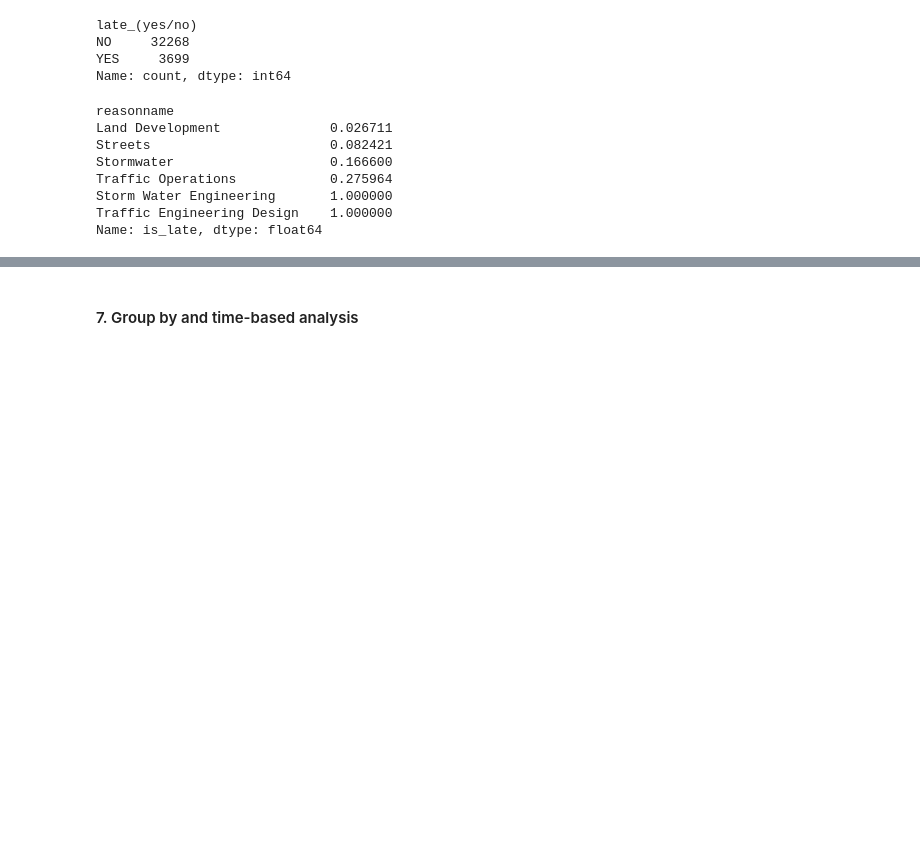
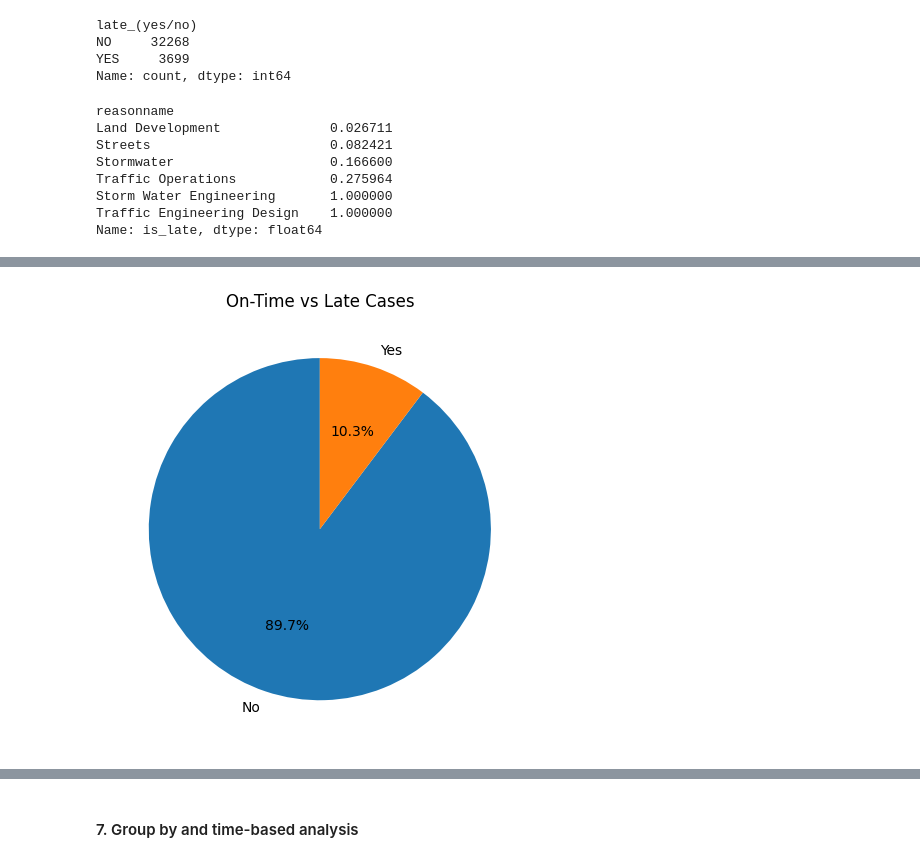
Before and after one commit to dianita956/cedish_pandas_workshop, a Jupyter notebook: pandas.ipynb, the cells around one changed output, grey strips where cells are left out. Drawn from its saved outputs; the diff is of its cells as text; code cells hidden in the pictures; blank space fills up the shorter version.

```diff
--- a/pandas.ipynb
+++ b/pandas.ipynb
@@ -437,0 +452,8 @@ Name: is_late, dtype: float64
+# %%
+sa311_df['late_(yes/no)'].value_counts().plot(kind='pie', autopct='%1.1f%%', startangle=90)
+plt.title('On-Time vs Late Cases')
+plt.ylabel('')
+plt.tight_layout()
+plt.show()
+# %% [output]
+[figure, added]
```
Also changed, not shown: parts of 8 cells of this notebook.
